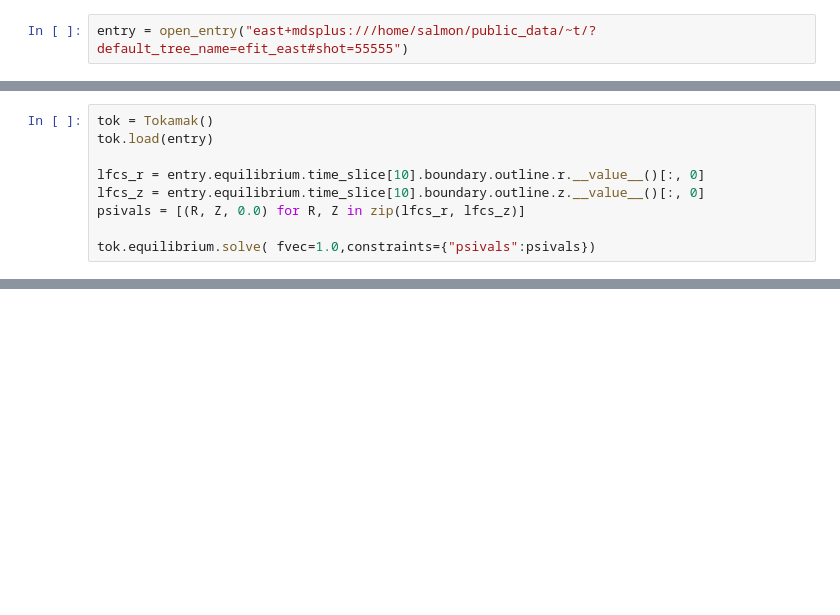
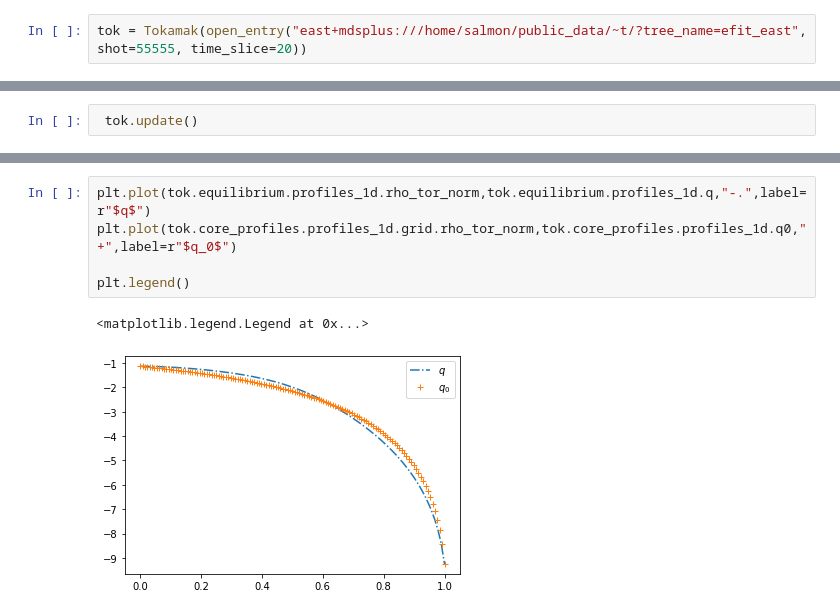
Before and after one commit to fusion-yun/fytok_old, a Jupyter notebook: examples/fytok.ipynb, the cells around one changed output, grey strips where cells are left out. Saved outputs shown, nothing was run; the diff lists cells and outputs as text; blank space fills up the shorter version.

```diff
--- a/examples/fytok.ipynb
+++ b/examples/fytok.ipynb
@@ -11,3 +20,3 @@ import matplotlib.pyplot as plt
 # %%
-entry = open_entry("east+mdsplus:///home/salmon/public_data/~t/?default_tree_name=efit_east#shot=55555")
+tok = Tokamak(open_entry("east+mdsplus:///home/salmon/public_data/~t/?tree_name=efit_east", shot=55555, time_slice=20))
 # %% [output]
@@ -31,9 +39,0 @@ entry = open_entry("east+mdsplus:///home/salmon/public_data/~t/?default_tree_nam
-# %%
-tok = Tokamak()
-tok.load(entry)
-
-lfcs_r = entry.equilibrium.time_slice[10].boundary.outline.r.__value__()[:, 0]
-lfcs_z = entry.equilibrium.time_slice[10].boundary.outline.z.__value__()[:, 0]
-psivals = [(R, Z, 0.0) for R, Z in zip(lfcs_r, lfcs_z)]
-
-tok.equilibrium.solve( fvec=1.0,constraints={"psivals":psivals})
@@ -59,0 +95,2 @@ NameError: name 'max_iters' is not defined
+# %%
+ tok.update()
@@ -59,0 +111,8 @@ NameError: name 'max_iters' is not defined
+# %%
+plt.plot(tok.equilibrium.profiles_1d.rho_tor_norm,tok.equilibrium.profiles_1d.q,"-.",label=r"$q$")
+plt.plot(tok.core_profiles.profiles_1d.grid.rho_tor_norm,tok.core_profiles.profiles_1d.q0,"+",label=r"$q_0$")
+
+plt.legend()
+# %% [output]
+<matplotlib.legend.Legend at 0x...>
+[figure, added]
```
Also changed, not shown: parts of 8 cells of this notebook, 3 other files.
